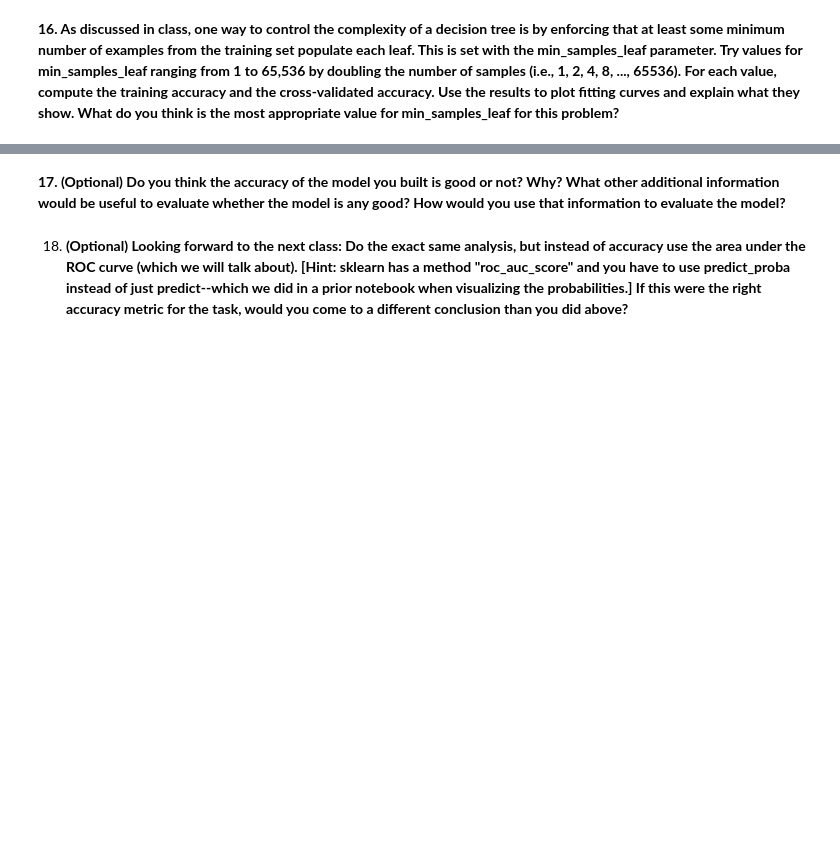
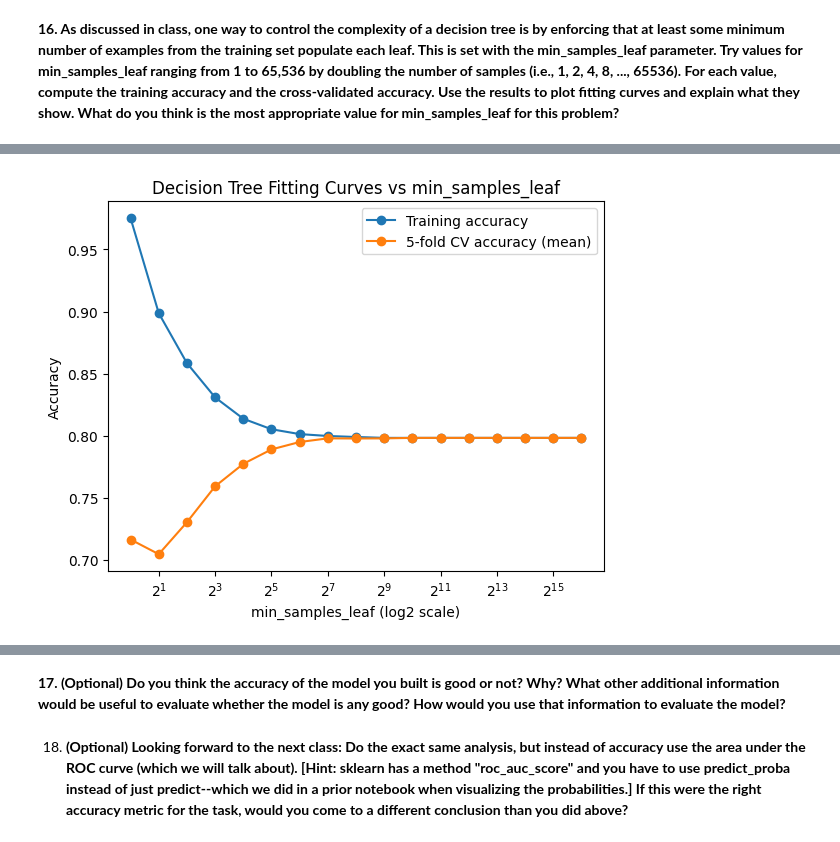
Before and after one commit to HanquanL/DS-Tech-2026spring, a Jupyter notebook: Homeworks/HW_2.ipynb, the cells around one changed output, grey strips where cells are left out. Drawn from its saved outputs; the diff is of its cells as text; code cells hidden in the pictures; blank space fills up the shorter version.

```diff
--- a/Homeworks/HW_2.ipynb
+++ b/Homeworks/HW_2.ipynb
@@ -103,3 +221,10 @@ There are many other features you may want to extract from date variables, such
+# %%
+# Put your answer here
+# Create neighborhood dummies
+neigh_dummies = pd.get_dummies(df["Neighborhood"], prefix="Neighborhood")
+
+# Add them to the dataframe and drop the original column
+df = pd.concat([df.drop(columns=["Neighborhood"]), neigh_dummies], axis=1)
 # %% [markdown]
 ### Dealing with panel data
 
@@ -115,3 +244,15 @@ As you can see, there are many patients that have made more than one appointment
+# %%
+# Put your (optional) answer here
+# Sort by patient and time (required for a correct "previous" count)
+df = df.sort_values(["PatientId", "ScheduledDay"]).copy()
+
+# Ensure No-show is numeric: 1 = no-show, 0 = showed up
+if not pd.api.types.is_numeric_dtype(df["No-show"]):
+    df["No-show"] = (df["No-show"].astype(str).str.strip().str.lower() == "yes").astype(int)
+
+# PreviousNoShows = cumulative no-shows up to now minus current appointment's no-show
+df["PreviousNoShows"] = df.groupby("PatientId")["No-show"].cumsum() - df["No-show"]
+df["PreviousNoShows"] = df["PreviousNoShows"].astype(int)
 # %% [markdown]
 There are many other features we could compute with this data set, such as time between appointments, number of past appointments, fraction of appointments to which the patient did not show up, etc. However, for the purposes of this homework, we only ask that you (optionally) create the PreviousNoShows variable.
 # %% [markdown]
@@ -120,6 +261,7 @@ There are many other features we could compute with this data set, such as time
 **14. Let's drop the columns we won't be needing. Drop PatientId, AppointmentID, ScheduledDay, AppointmentDay.**
 # %%
 # Put your answer here
+df = df.drop(columns=["PatientId", "AppointmentID", "ScheduledDay", "AppointmentDay"])
 # %% [markdown]
 ### Predictive modeling
 
@@ -132,0 +295,59 @@ There are many other features we could compute with this data set, such as time
+# %%
+# Put your answer here
+import matplotlib.pyplot as plt
+%matplotlib inline
+
+# Target and features
+# Ensure target is numeric: 1 = no-show, 0 = showed up
+if not pd.api.types.is_numeric_dtype(df["No-show"]):
+    df["No-show"] = (df["No-show"].astype(str).str.strip().str.lower() == "yes").astype(int)
+
+y = df["No-show"]
+X = df.drop(columns=["No-show"])
+
+leaf_sizes = (2 ** np.arange(0, 17)).tolist()  # 1..65536 doubling
+
+rows = []
+for leaf in leaf_sizes:
+    clf = DecisionTreeClassifier(random_state=0, min_samples_leaf=leaf)
+    clf.fit(X, y)
+
+    train_acc = clf.score(X, y)
+    cv_scores = cross_val_score(clf, X, y, cv=5, scoring="accuracy")
+    rows.append({
+        "min_samples_leaf": leaf,
+        "train_accuracy": train_acc,
+        "cv_accuracy_mean": cv_scores.mean(),
+        "cv_accuracy_std": cv_scores.std()
+    })
+
+results = pd.DataFrame(rows)
+print(results)
+
+# Plot fitting curves (log2 x-axis)
+plt.figure()
+plt.plot(results["min_samples_leaf"], results["train_accuracy"], marker="o", label="Training accuracy")
+plt.plot(results["min_samples_leaf"], results["cv_accuracy_mean"], marker="o", label="5-fold CV accuracy (mean)")
+plt.xscale("log", base=2)
+plt.xlabel("min_samples_leaf (log2 scale)")
+plt.ylabel("Accuracy")
+plt.title("Decision Tree Fitting Curves vs min_samples_leaf")
+plt.legend()
+plt.show()
+
+# Pick best by highest mean CV accuracy
+best_idx = results["cv_accuracy_mean"].idxmax()
+best_leaf = int(results.loc[best_idx, "min_samples_leaf"])
+best_cv = float(results.loc[best_idx, "cv_accuracy_mean"])
+best_train = float(results.loc[best_idx, "train_accuracy"])
+print("Best by mean CV accuracy:", best_leaf, "CV:", best_cv, "Train:", best_train)
+
+# Optional: 1-standard-error rule (prefer simpler tree if performance is similar)
+k = 5
+best_se = float(results.loc[best_idx, "cv_accuracy_std"]) / np.sqrt(k)
+threshold = best_cv - best_se
+
+candidates = results[results["cv_accuracy_mean"] >= threshold]
+one_se_leaf = int(candidates["min_samples_leaf"].max())  # largest leaf (simplest model) within 1 SE of best
+print("1-SE rule choice:", one_se_leaf, "threshold:", threshold)
+# %% [output]
@@ -132,0 +372 @@ There are many other features we could compute with this data set, such as time
+[figure, added]
```
Also changed, not shown: parts of 26 cells of this notebook, 2 other files.
